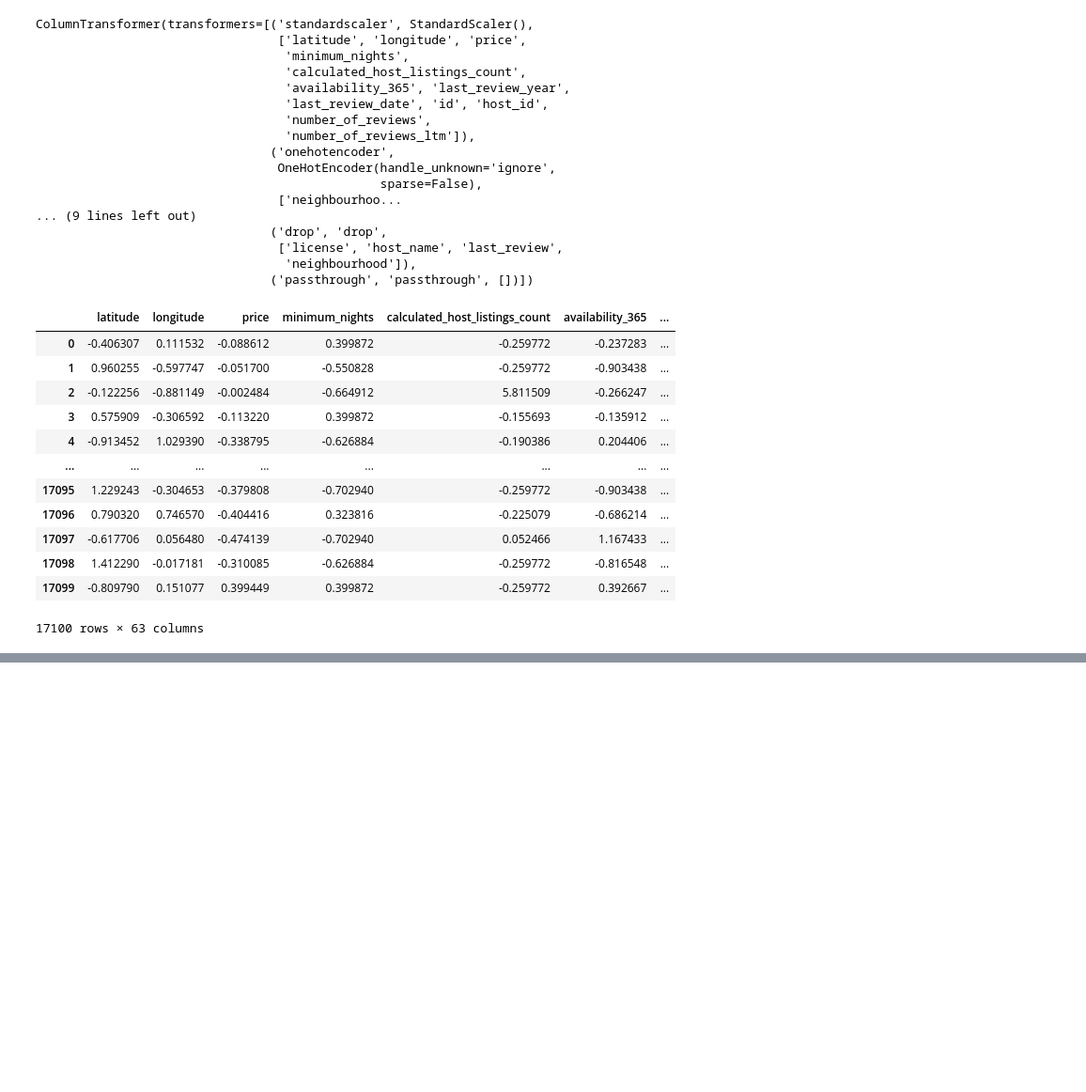
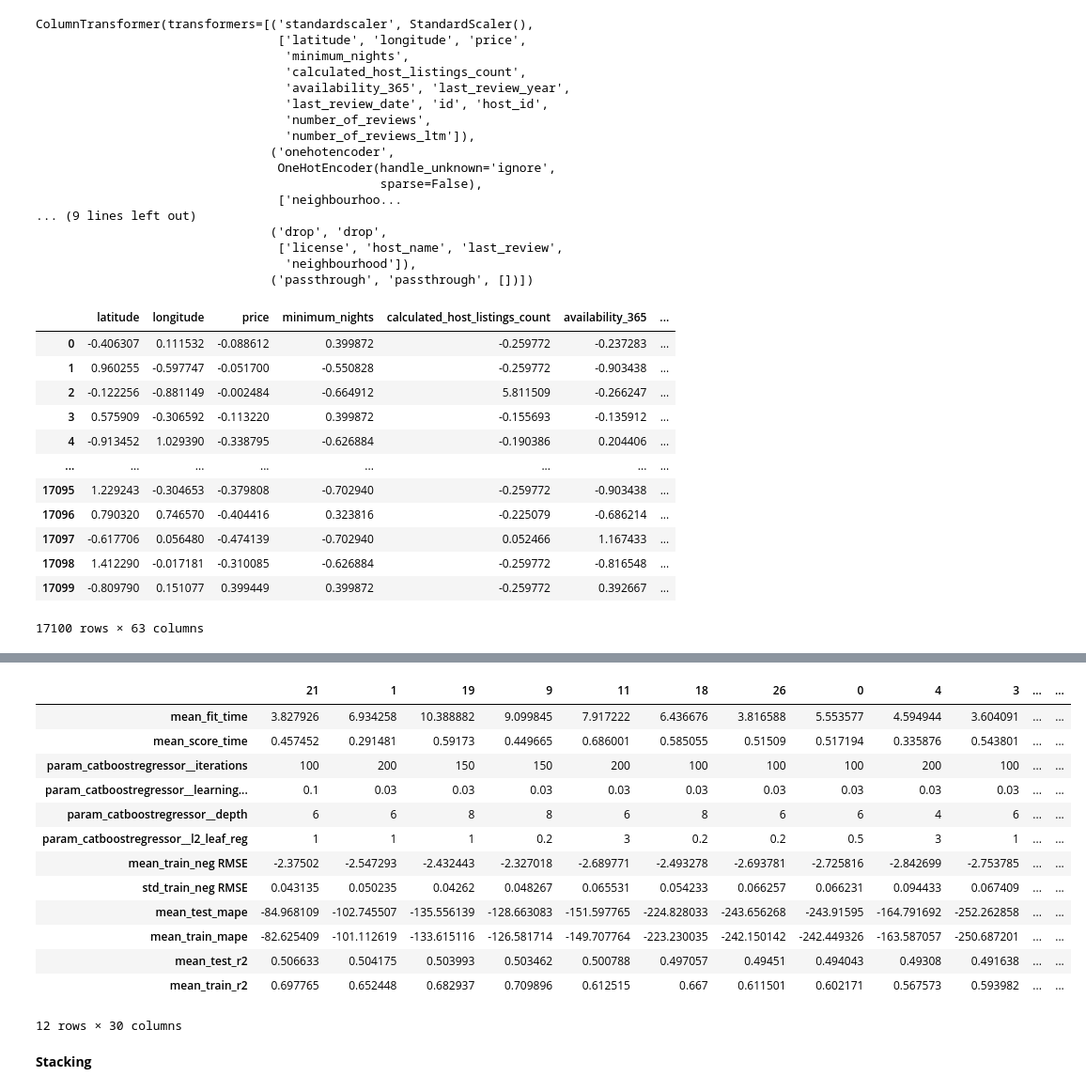
Before and after one commit to valli180/airbnb-popularity_regression, a Jupyter notebook: notebooks/model.ipynb, the cells around one changed output, grey strips where cells are left out. Shown at 94% size. Cells and saved outputs as stored; diff of their text form; code cells hidden in the pictures; blank space fills up the shorter version.

```diff
--- a/notebooks/model.ipynb
+++ b/notebooks/model.ipynb
@@ -399,0 +590,2 @@ pd.DataFrame(results)
+# %%
+random_search.fit(X_train_val, y_train_val)
@@ -399,0 +637,21 @@ pd.DataFrame(results)
+# %%
+params = {
+    "catboostregressor__iterations": [100, 150, 200],
+    "catboostregressor__learning_rate": [0.03, 0.1],
+    "catboostregressor__depth": [2, 4, 6, 8],
+    "catboostregressor__l2_leaf_reg": [0.2, 0.5, 1, 3]
+}
+# %%
+pipe_catboost = make_pipeline(column_transformer, CatBoostRegressor(verbose=False))
+
+random_search = RandomizedSearchCV(
+    pipe_catboost,
+    params,
+    n_jobs=-1,
+    n_iter=30,
+    return_train_score=True,
+    scoring=scoring_metrics,
+    refit="r2"
+)
+# %%
+random_search.fit(X_train_val, y_train_val)
@@ -399,0 +676,34 @@ pd.DataFrame(results)
+# %%
+pd.DataFrame(random_search.cv_results_)[
+    [
+        "mean_fit_time",
+        "mean_score_time",
+        "param_catboostregressor__iterations",
+        "param_catboostregressor__learning_rate",
+        "param_catboostregressor__depth",
+        "param_catboostregressor__l2_leaf_reg",
+        "mean_train_neg RMSE",
+        "std_train_neg RMSE",
+        "mean_test_mape",
+        "mean_train_mape",
+        "mean_test_r2",
+        "mean_train_r2"
+    ]
+].sort_values(by="mean_test_r2", ascending=False).T
+# %% [output]
+|  | 21 | 1 | 19 | 9 | 11 | 18 | 26 | 0 | 4 | 3 | ... | ... |
+| mean_fit_time | 3.827926 | 6.934258 | 10.388882 | 9.099845 | 7.917222 | 6.436676 | 3.816588 | 5.553577 | 4.594944 | 3.604091 | ... | ... |
+| mean_score_time | 0.457452 | 0.291481 | 0.59173 | 0.449665 | 0.686001 | 0.585055 | 0.51509 | 0.517194 | 0.335876 | 0.543801 | ... | ... |
+| param_catboostregressor__iterations | 100 | 200 | 150 | 150 | 200 | 100 | 100 | 100 | 200 | 100 | ... | ... |
+| param_catboostregressor__learning... | 0.1 | 0.03 | 0.03 | 0.03 | 0.03 | 0.03 | 0.03 | 0.03 | 0.03 | 0.03 | ... | ... |
+| param_catboostregressor__depth | 6 | 6 | 8 | 8 | 6 | 8 | 6 | 6 | 4 | 6 | ... | ... |
+| param_catboostregressor__l2_leaf_reg | 1 | 1 | 1 | 0.2 | 3 | 0.2 | 0.2 | 0.5 | 3 | 1 | ... | ... |
+| mean_train_neg RMSE | -2.37502 | -2.547293 | -2.432443 | -2.327018 | -2.689771 | -2.493278 | -2.693781 | -2.725816 | -2.842699 | -2.753785 | ... | ... |
+| std_train_neg RMSE | 0.043135 | 0.050235 | 0.04262 | 0.048267 | 0.065531 | 0.054233 | 0.066257 | 0.066231 | 0.094433 | 0.067409 | ... | ... |
+| mean_test_mape | -84.968109 | -102.745507 | -135.556139 | -128.663083 | -151.597765 | -224.828033 | -243.656268 | -243.91595 | -164.791692 | -252.262858 | ... | ... |
+| mean_train_mape | -82.625409 | -101.112619 | -133.615116 | -126.581714 | -149.707764 | -223.230035 | -242.150142 | -242.449326 | -163.587057 | -250.687201 | ... | ... |
+| mean_test_r2 | 0.506633 | 0.504175 | 0.503993 | 0.503462 | 0.500788 | 0.497057 | 0.49451 | 0.494043 | 0.49308 | 0.491638 | ... | ... |
+| mean_train_r2 | 0.697765 | 0.652448 | 0.682937 | 0.709896 | 0.612515 | 0.667 | 0.611501 | 0.602171 | 0.567573 | 0.593982 | ... | ... |
+12 rows × 30 columns
+# %% [markdown]
+__Stacking__
```
Also changed, not shown: parts of 75 cells of this notebook, 9 other files.
